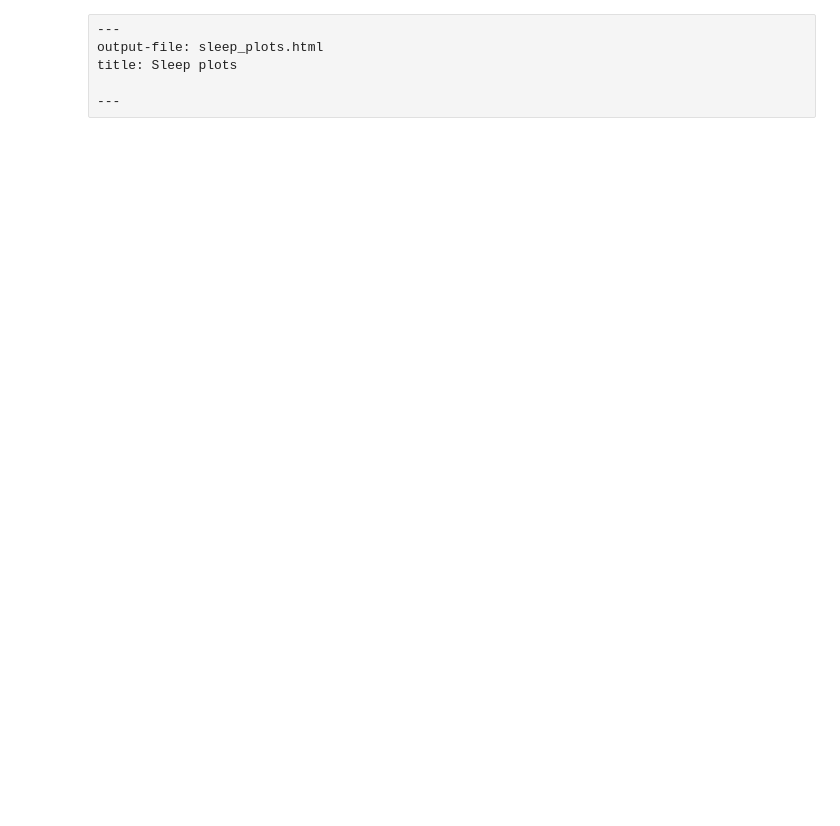
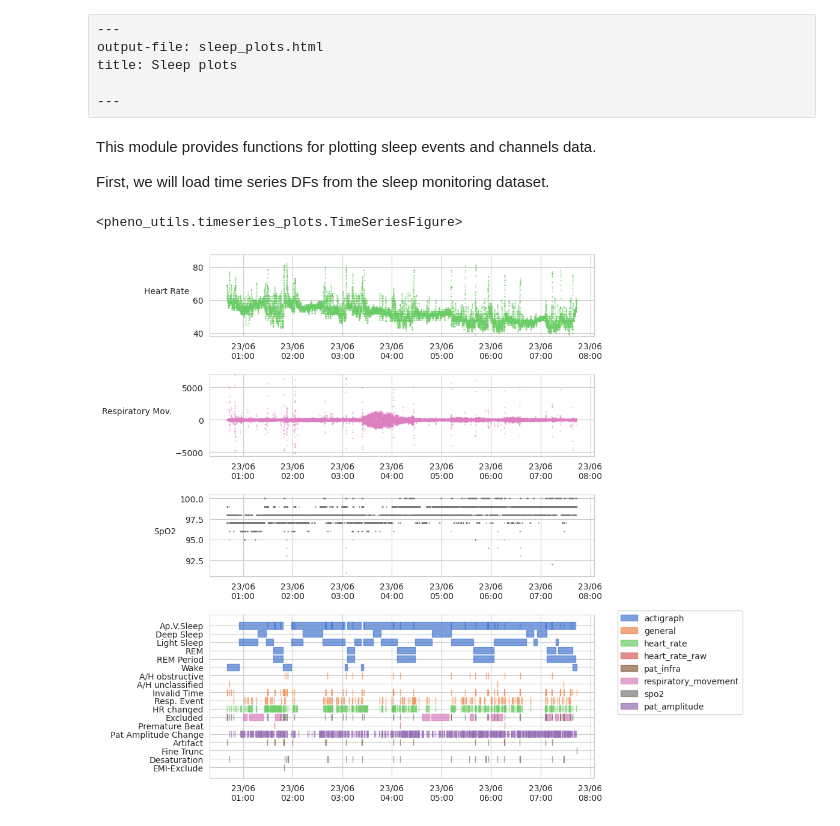
Before and after one commit to PhenoAI/pheno-utils, a Jupyter notebook: nbs/06_sleep_plots.ipynb, the cells around one changed output. Drawn from its saved outputs; the diff is of its cells as text; code cells hidden in the pictures; blank space fills up the shorter version.

Commit message:
added: sleep_plots tutorial

```diff
--- a/nbs/06_sleep_plots.ipynb
+++ b/nbs/06_sleep_plots.ipynb
@@ -259,3 +252,23 @@ def get_sleep_period(events: pd.DataFrame) -> pd.DataFrame:
+# %% [markdown]
+This module provides functions for plotting sleep events and channels data.
+
+First, we will load time series DFs from the sleep monitoring dataset.
+# %%
+from pheno_utils import PhenoLoader
+
+pl = PhenoLoader('sleep')
+channels_df = pl.load_bulk_data('channels_time_series')
+events_df = pl.load_bulk_data('events_time_series')
+# %%
+import seaborn as sns
+sns.set_style('whitegrid')
+
+plot_sleep(events_df, channels_df,
+           channel_filter=['heart_rate', 'spo2', 'respiratory_movement'],
+           figsize=(8, 8), padding=0.03)
+# %% [output]
+<pheno_utils.timeseries_plots.TimeSeriesFigure>
+[figure, added]
 # %%
 #| hide
 import nbdev; nbdev.nbdev_export()
```
Also changed, not shown: parts of 1 cell of this notebook, 1 other file.
